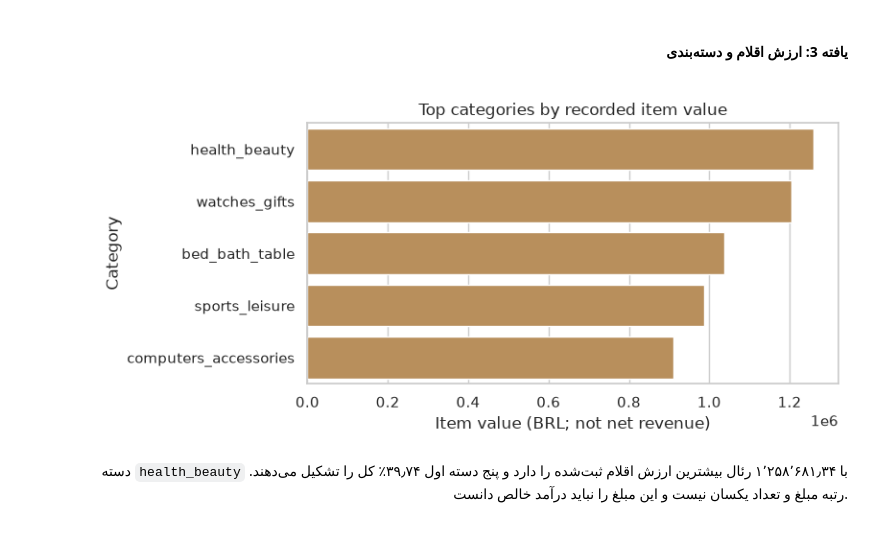
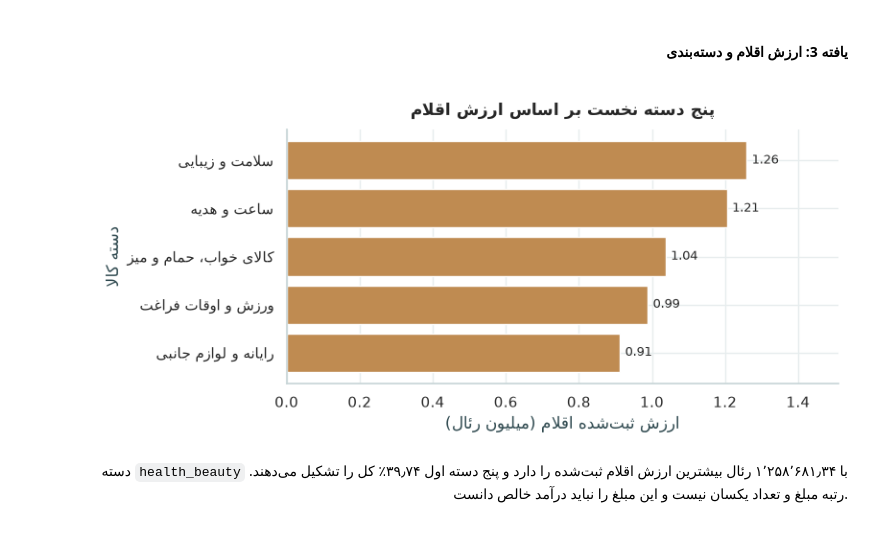
Before and after one commit to arashalidadi/olist-pro, a Jupyter notebook: olist_analysis.ipynb, the cells around one changed output. Drawn from its saved outputs; the diff is of its cells as text; code cells hidden in the pictures.

```diff
--- a/olist_analysis.ipynb
+++ b/olist_analysis.ipynb
@@ -541,7 +561,7 @@ display(quality.to_frame())
 orders['purchase_year'] = orders.order_purchase_timestamp.dt.year
 orders['purchase_month'] = orders.order_purchase_timestamp.dt.month
 orders['purchase_day'] = orders.order_purchase_timestamp.dt.day
-orders['purchase_weekday'] = orders.order_purchase_timestamp.dt.dayofweek
+orders['purchase_weekday'] = orders.order_purchase_timestamp.dt.day_of_week
 orders['purchase_period'] = orders.order_purchase_timestamp.dt.to_period('M')
 orders['delivery_days'] = (orders.order_delivered_customer_date - orders.order_purchase_timestamp).dt.total_seconds() / 86400
 orders['delay_calendar_days'] = (orders.order_delivered_customer_date.dt.normalize() -
@@ -1749,12 +1871,12 @@ delay_review = (delivery_scored.groupby('is_late')
                 .agg(orders=('order_id', 'size'), review_records=('review_records', 'sum'), mean_score=('order_score', 'mean')))
 display(delay_review)
 plot_delay_review = delay_review.reset_index().copy()
-plot_delay_review['group'] = plot_delay_review.is_late.map({False: 'Early / on time', True: 'Late'})
+plot_delay_review['group'] = plot_delay_review.is_late.map({False: fa('بدون تأخیر'), True: fa('دیرکرددار')})
 fig, ax = plt.subplots(figsize=(7, 4))
 sns.barplot(data=plot_delay_review, x='group', y='mean_score', hue='group', palette=['#438f82', '#c76855'], legend=False, ax=ax)
 for idx, row in plot_delay_review.reset_index(drop=True).iterrows():
     ax.text(idx, row.mean_score + .08, f"n={int(row.orders):,}", ha='center', fontsize=9)
-ax.set(title='Order-level review score by delivery group', xlabel='Delivery group', ylabel='Mean score (1–5)', ylim=(0, 5))
+ax.set(title=fa('میانگین امتیاز بر اساس وضعیت تحویل'), xlabel=fa('وضعیت تحویل'), ylabel=fa('میانگین امتیاز (۱ تا ۵)'), ylim=(0, 5))
 plt.tight_layout(); plt.show()
 score_gap = delay_review.loc[False, 'mean_score'] - delay_review.loc[True, 'mean_score']
 
@@ -1789,9 +1911,10 @@ delay_bands = (late_scored.groupby('delay_band', observed=False)
 display(delay_bands)
 fig, ax = plt.subplots(figsize=(7, 4))
 sns.barplot(data=delay_bands.reset_index(), x='delay_band', y='mean_score', color='#bc745b', ax=ax)
+ax.set_xticks(range(3), [fa(value) for value in ['۱ تا ۳', '۴ تا ۷', 'بیش از ۷']])
 for idx, row in delay_bands.reset_index(drop=True).iterrows():
     ax.text(idx, row.mean_score + .08, f"n={int(row.orders):,}", ha='center', fontsize=9)
-ax.set(title='Review score by late-delivery duration', xlabel='Calendar days late', ylabel='Mean order-level score (1–5)', ylim=(0, 5))
+ax.set(title=fa('امتیاز سفارش در بازه‌های تأخیر'), xlabel=fa('تعداد روزهای تقویمی تأخیر'), ylabel=fa('میانگین امتیاز سفارش (۱ تا ۵)'), ylim=(0, 5))
 plt.tight_layout(); plt.show()
 # %% [output]
 |  | orders | mean_score |
@@ -1987,6 +2113,7 @@ seller_ratings = (seller_order_reviews.groupby('seller_id')
                   .agg(reviewed_orders=('order_id', 'nunique'), review_records=('review_records', 'sum'),
                        mean_score=('order_score', 'mean')))
 seller_stats = seller_sales.join(seller_ratings, how='left').join(sellers.set_index('seller_id')[['seller_state']], how='left')
+seller_stats[['reviewed_orders', 'review_records']] = seller_stats[['reviewed_orders', 'review_records']].astype('Int64')
 reviewed_sellers = seller_stats.loc[seller_stats.reviewed_orders.ge(30)].copy()
 seller_gross_threshold = seller_stats.gross_brl.quantile(.75)
 seller_candidates = reviewed_sellers.loc[
@@ -1995,14 +2122,19 @@ seller_candidates = reviewed_sellers.loc[
 display(seller_candidates.head(10)[['seller_state', 'items', 'orders', 'gross_brl', 'reviewed_orders', 'mean_score']])
 fig, ax = plt.subplots(figsize=(8, 5))
 sns.scatterplot(data=reviewed_sellers, x='gross_brl', y='mean_score', size='reviewed_orders', sizes=(18, 220), alpha=.55, legend=False, ax=ax)
-ax.axhline(order_score_baseline, color='#c55348', linestyle='--', label='Overall order-level score')
+ax.axhline(order_score_baseline, color='#c55348', linestyle='--', label=fa('میانگین کل سفارش‌های نظردار'))
 for seller, row in seller_candidates.head(3).iterrows():
     ax.annotate(seller[:8], (row.gross_brl, row.mean_score), fontsize=8, xytext=(3, 3), textcoords='offset points')
 ax.set_xscale('log')
-ax.set(title='Seller value and order-level satisfaction (≥30 reviewed orders)', xlabel='Recorded item value (BRL, log scale)', ylabel='Mean order-level score (1–5)')
+ax.set(title=fa('ارزش و امتیاز فروشندگان با دست‌کم ۳۰ سفارش نظردار'), xlabel=fa('ارزش اقلام (رئال، محور لگاریتمی)'), ylabel=fa('میانگین امتیاز سفارش (۱ تا ۵)'))
 ax.legend(); plt.tight_layout(); plt.show()
 
-display(pd.DataFrame({'sellers_with_at_least_30_reviewed_orders': [len(reviewed_sellers)], 'selected_sellers': [len(seller_candidates)]}))
+display(pd.DataFrame({
+    'all_sellers': [len(seller_stats)],
+    'gross_75th_percentile_brl': [seller_gross_threshold],
+    'sellers_with_at_least_30_reviewed_orders': [len(reviewed_sellers)],
+    'selected_sellers': [len(seller_candidates)],
+}))
 # %% [output]
 |  | seller_state | items | orders | gross_brl | reviewed_orders | mean_score |
 | seller_id |  |  |  |  |  |  |
@@ -2529,12 +2668,22 @@ plt.tight_layout(); plt.show()
 
 </div>
 # %%
+manager_categories = top_gross.head(5).copy()
+category_names = {
+    'health_beauty': 'سلامت و زیبایی', 'watches_gifts': 'ساعت و هدیه',
+    'bed_bath_table': 'کالای خواب، حمام و میز', 'sports_leisure': 'ورزش و اوقات فراغت',
+    'computers_accessories': 'رایانه و لوازم جانبی',
+}
+manager_categories['display_name'] = [fa(category_names.get(name, name)) for name in manager_categories.index]
 fig, ax = plt.subplots(figsize=(8, 3.8))
-sns.barplot(data=top_gross.head(5).reset_index(), x='gross_brl', y='category', color='#c7914d', ax=ax)
-ax.set(title='Top categories by recorded item value', xlabel='Item value (BRL; not net revenue)', ylabel='Category')
+bars = ax.barh(manager_categories.display_name, manager_categories.gross_brl / 1_000_000, color='#bf8b51')
+ax.invert_yaxis()
+ax.bar_label(bars, fmt='%.2f', padding=4, fontsize=9)
+ax.set_xlim(0, manager_categories.gross_brl.max() / 1_000_000 * 1.20)
+ax.set(title=fa('پنج دسته نخست بر اساس ارزش اقلام'), xlabel=fa('ارزش ثبت‌شده اقلام (میلیون رئال)'), ylabel=fa('دسته کالا'))
 plt.tight_layout(); plt.show()
 # %% [output]
-[figure, old version]
+[figure, new version]
 # %% [markdown]
 <div dir="rtl" align="right" style="text-align: right;">
 
```
Also changed, not shown: parts of 47 cells of this notebook, 1 other file.
